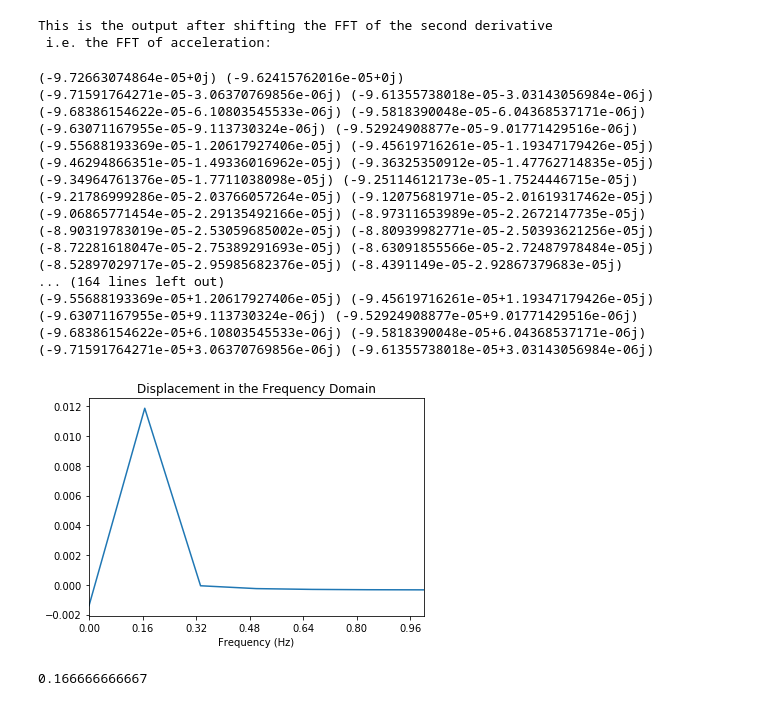
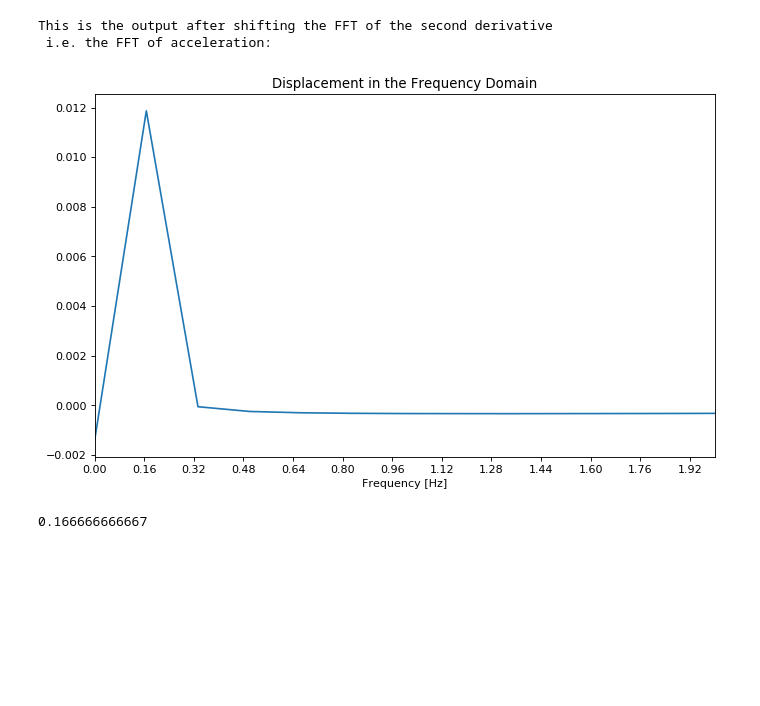
Before and after one commit to pjsimmon/E4E_Smartfin, a Jupyter notebook: Test_FFT2.ipynb, the cells around one changed output. Saved outputs shown, nothing was run; the diff lists cells and outputs as text; code cells hidden in the pictures; blank space fills up the shorter version.

Commit message:
Took out longer print statements for ease of reading on github:

```diff
--- a/Test_FFT2.ipynb
+++ b/Test_FFT2.ipynb
@@ -186,47 +186,35 @@ This is the output after shifting the FFT of the second derivative
 # %%
 #Now, multiply the accelerations by 1/w^2 to get the displacement in the frequency domain:
 
 w = 2*np.pi*f
 omega = 1/w**2
 
 new_list = []
 
 for x in fft_fpp_shifted:
     new_x = x*omega
     new_list.append(new_x)
 
-for x,y in zip(fft_fpp_shifted, new_list):
-    print(x,y)
+#for x,y in zip(fft_fpp_shifted, new_list):
+#    print(x,y)
 
 #So now new_list should have the new values,
 #representing displacement in the frequency domain.
+fig = plt.figure(num=None, figsize=(10, 6), dpi=80, facecolor='w', edgecolor='k')
 
-plt.plot(freq_fpp_shifted, new_list)
-plt.title("Displacement in the Frequency Domain")
-plt.xlabel("Frequency (Hz)")
-plt.xlim(0,1)
-plt.xticks(np.arange(0,1, step=0.16))
+# Returns the Axes instance
+ax = fig.add_subplot(111)
+
+
+ax.plot(freq_fpp_shifted, new_list)
+ax.set_title("Displacement in the Frequency Domain")
+ax.set_xlabel('Frequency [Hz]')
+plt.xlim(0,2)
+plt.xticks(np.arange(0,2, step=.16))
 
 plt.show()
 # %% [output]
-(-9.72663074864e-05+0j) (-9.62415762016e-05+0j)
-(-9.71591764271e-05-3.06370769856e-06j) (-9.61355738018e-05-3.03143056984e-06j)
-(-9.68386154622e-05-6.10803545533e-06j) (-9.5818390048e-05-6.04368537171e-06j)
-(-9.63071167955e-05-9.113730324e-06j) (-9.52924908877e-05-9.01771429516e-06j)
-(-9.55688193369e-05-1.20617927406e-05j) (-9.45619716261e-05-1.19347179426e-05j)
-(-9.46294866351e-05-1.49336016962e-05j) (-9.36325350912e-05-1.47762714835e-05j)
-(-9.34964761376e-05-1.7711038098e-05j) (-9.25114612173e-05-1.7524446715e-05j)
-(-9.21786999286e-05-2.03766057264e-05j) (-9.12075681971e-05-2.01619317462e-05j)
-(-9.06865771454e-05-2.29135492166e-05j) (-8.97311653989e-05-2.2672147735e-05j)
-(-8.90319783019e-05-2.53059685002e-05j) (-8.80939982771e-05-2.50393621256e-05j)
-(-8.72281618047e-05-2.75389291693e-05j) (-8.63091855566e-05-2.72487978484e-05j)
-(-8.52897029717e-05-2.95985682376e-05j) (-8.4391149e-05-2.92867379683e-05j)
-... (164 lines left out)
-(-9.55688193369e-05+1.20617927406e-05j) (-9.45619716261e-05+1.19347179426e-05j)
-(-9.63071167955e-05+9.113730324e-06j) (-9.52924908877e-05+9.01771429516e-06j)
-(-9.68386154622e-05+6.10803545533e-06j) (-9.5818390048e-05+6.04368537171e-06j)
-(-9.71591764271e-05+3.06370769856e-06j) (-9.61355738018e-05+3.03143056984e-06j)
-[figure, old version]
+[figure, new version]
 # %%
 #Print out the x-value corresponding to the FFT peak:
 max_y = max(new_list)
```
